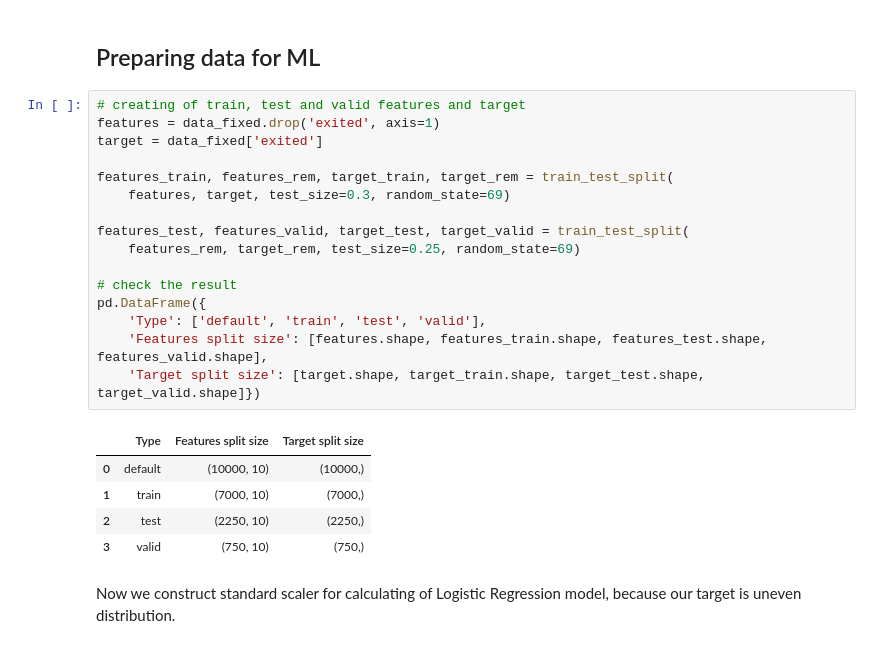
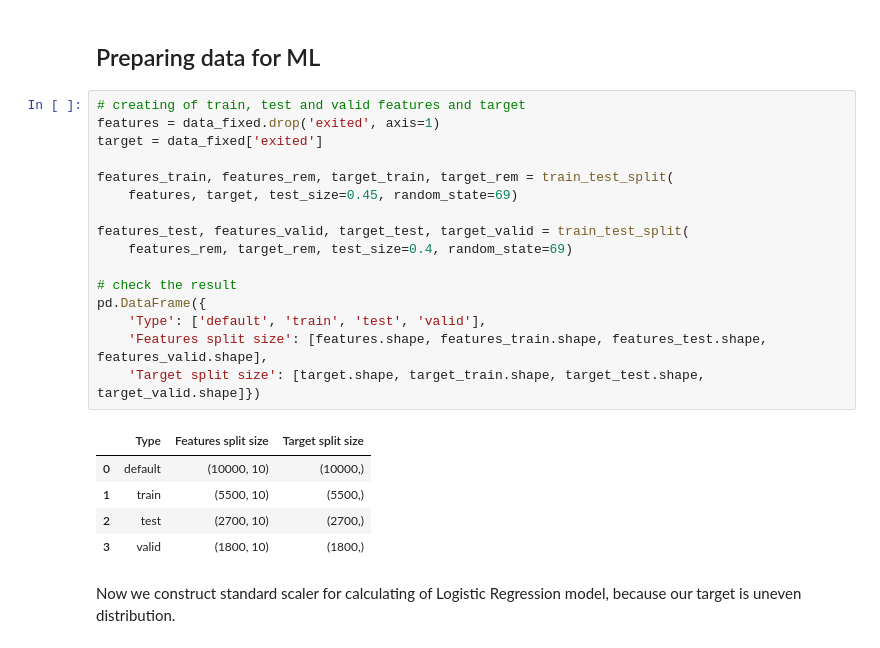
Before and after one commit to Vasart-ds/beta_bank_customer_out, a Jupyter notebook: ml_with_teacher_vasykhin_a_ENG.ipynb, the cells around one changed output. Saved outputs shown, nothing was run; the diff lists cells and outputs as text.

Commit message:
Changed valid and test samples from 0.3 and 0.25 to 0.45 and 0.4

```diff
--- a/ml_with_teacher_vasykhin_a_ENG.ipynb
+++ b/ml_with_teacher_vasykhin_a_ENG.ipynb
@@ -323,25 +323,25 @@ After EDA, we got correct dataset without string values. Now our data is ready f
 # %%
 # creating of train, test and valid features and target
 features = data_fixed.drop('exited', axis=1)
 target = data_fixed['exited']
 
 features_train, features_rem, target_train, target_rem = train_test_split(
-    features, target, test_size=0.3, random_state=69)
+    features, target, test_size=0.45, random_state=69)
 
 features_test, features_valid, target_test, target_valid = train_test_split(
-    features_rem, target_rem, test_size=0.25, random_state=69)
+    features_rem, target_rem, test_size=0.4, random_state=69)
 
 # check the result
 pd.DataFrame({
     'Type': ['default', 'train', 'test', 'valid'],
     'Features split size': [features.shape, features_train.shape, features_test.shape, features_valid.shape],
     'Target split size': [target.shape, target_train.shape, target_test.shape, target_valid.shape]})
 # %% [output]
 |  | Type | Features split size | Target split size |
 | 0 | default | (10000, 10) | (10000,) |
-| 1 | train | (7000, 10) | (7000,) |
-| 2 | test | (2250, 10) | (2250,) |
-| 3 | valid | (750, 10) | (750,) |
+| 1 | train | (5500, 10) | (5500,) |
+| 2 | test | (2700, 10) | (2700,) |
+| 3 | valid | (1800, 10) | (1800,) |
 # %% [markdown]
 Now we construct standard scaler for calculating of Logistic Regression model, because our target is uneven distribution.
 # %%
```
Also changed, not shown: parts of 4 cells of this notebook.
